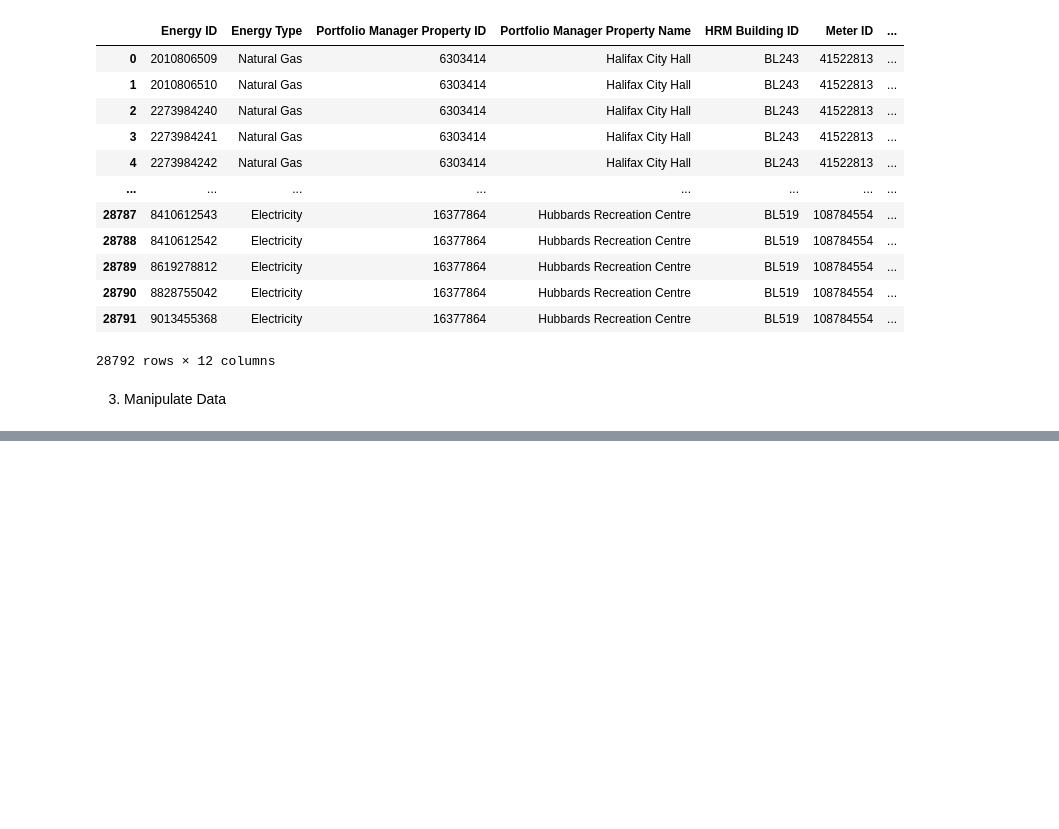
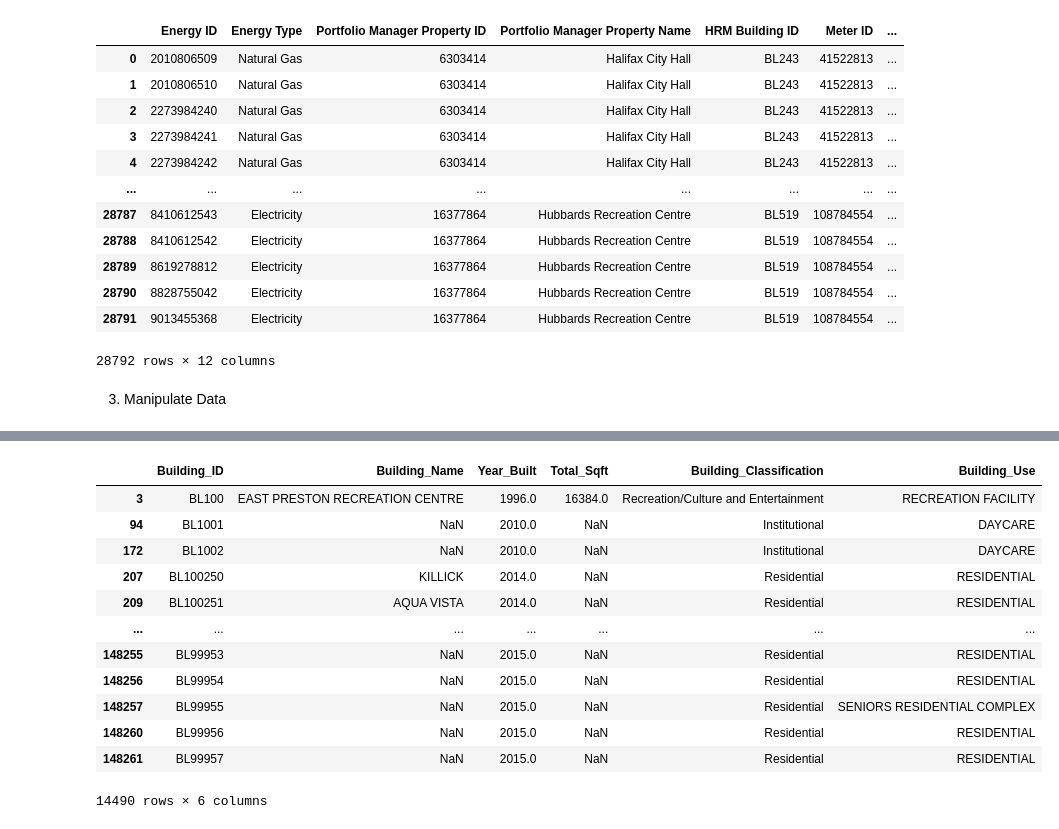
Before and after one commit to ChanyoungLee0476/HRM_EnergyConsumption, a Jupyter notebook: EnergyConsumption.ipynb, the cells around one changed output, grey strips where cells are left out. Drawn from its saved outputs; the diff is of its cells as text; code cells hidden in the pictures; blank space fills up the shorter version.

```diff
--- a/EnergyConsumption.ipynb
+++ b/EnergyConsumption.ipynb
@@ -5,27 +13,24 @@ import requests
 # %% [markdown]
 1. Download & Get "Building Detail" data
 # %%
+# Function to download the CSV file
 def download_BuildingDetails():
-
-    # Direct URL to the CSV file
     csv_url = "https://services2.arcgis.com/11XBiaBYA9Ep0yNJ/arcgis/rest/services/BuildingDetails/FeatureServer/replicafilescache/BuildingDetails_-7832066962313449791.csv"
 
-    # Send a GET request to the URL
+    # Download CSV
     response = requests.get(csv_url)
 
-    # Check if the request was successful
     if response.status_code == 200:
-        # Write the content to a CSV file
-        with open("Building_Details.csv", "wb") as file:
+        file_path = os.path.abspath("Building_Details.csv")
+        with open(file_path, "wb") as file:
             file.write(response.content)
         print("CSV file downloaded successfully!")
     else:
         print("Failed to download CSV file.")
+        return None
 
-    file_path = r"Building_Details.csv"
-
-    building_detail = pd.read_csv(file_path)
-
+    # Load CSV into DataFrame
+    building_detail = pd.read_csv(file_path, dtype={"Building_Name": "str"}, low_memory=False)
     return building_detail
 
 building_detail = download_BuildingDetails()
@@ -112,0 +98,48 @@ energy_usage
+# %%
+# Function to clean and preprocess the data
+def manipulate_BuildingData(building_detail):
+    # Remove duplicates
+    building_detail = building_detail.drop_duplicates()
+
+    # Filter for buildings where PRIMARY_USE is "Y"
+    if "PRIMARY_USE" in building_detail.columns:
+        building_detail = building_detail[building_detail["PRIMARY_USE"] == "Y"]
+
+    # Select only relevant columns
+    selected_columns = [
+        "BUILDING_ID", "BUILDING_NAME", "YEAR_OF_CONSTRUCTION",
+        "TOTAL_SQUARE_FOOTAGE", "BUILDING_CLASSIFICATION", "BUILDING_USE"
+    ]
+    building_detail = building_detail[selected_columns]
+
+    # Rename columns to match SQL database
+    building_detail = building_detail.rename(columns={
+        "BUILDING_ID": "Building_ID",
+        "BUILDING_NAME": "Building_Name",
+        "YEAR_OF_CONSTRUCTION": "Year_Built",
+        "TOTAL_SQUARE_FOOTAGE": "Total_Sqft",
+        "BUILDING_CLASSIFICATION": "Building_Classification",
+        "BUILDING_USE": "Building_Use"
+    })
+
+    building_detail = building_detail.dropna(subset=["Year_Built"])
+
+    return building_detail
+
+
+building = manipulate_BuildingData(building_detail)
+building
+# %% [output]
+|  | Building_ID | Building_Name | Year_Built | Total_Sqft | Building_Classification | Building_Use |
+| 3 | BL100 | EAST PRESTON RECREATION CENTRE | 1996.0 | 16384.0 | Recreation/Culture and Entertainment | RECREATION FACILITY |
+| 94 | BL1001 | NaN | 2010.0 | NaN | Institutional | DAYCARE |
+| 172 | BL1002 | NaN | 2010.0 | NaN | Institutional | DAYCARE |
+| 207 | BL100250 | KILLICK | 2014.0 | NaN | Residential | RESIDENTIAL |
+| 209 | BL100251 | AQUA VISTA | 2014.0 | NaN | Residential | RESIDENTIAL |
+| ... | ... | ... | ... | ... | ... | ... |
+| 148255 | BL99953 | NaN | 2015.0 | NaN | Residential | RESIDENTIAL |
+| 148256 | BL99954 | NaN | 2015.0 | NaN | Residential | RESIDENTIAL |
+| 148257 | BL99955 | NaN | 2015.0 | NaN | Residential | SENIORS RESIDENTIAL COMPLEX |
+| 148260 | BL99956 | NaN | 2015.0 | NaN | Residential | RESIDENTIAL |
+| 148261 | BL99957 | NaN | 2015.0 | NaN | Residential | RESIDENTIAL |
+14490 rows × 6 columns
```
Also changed, not shown: parts of 10 cells of this notebook, 1 other file.
